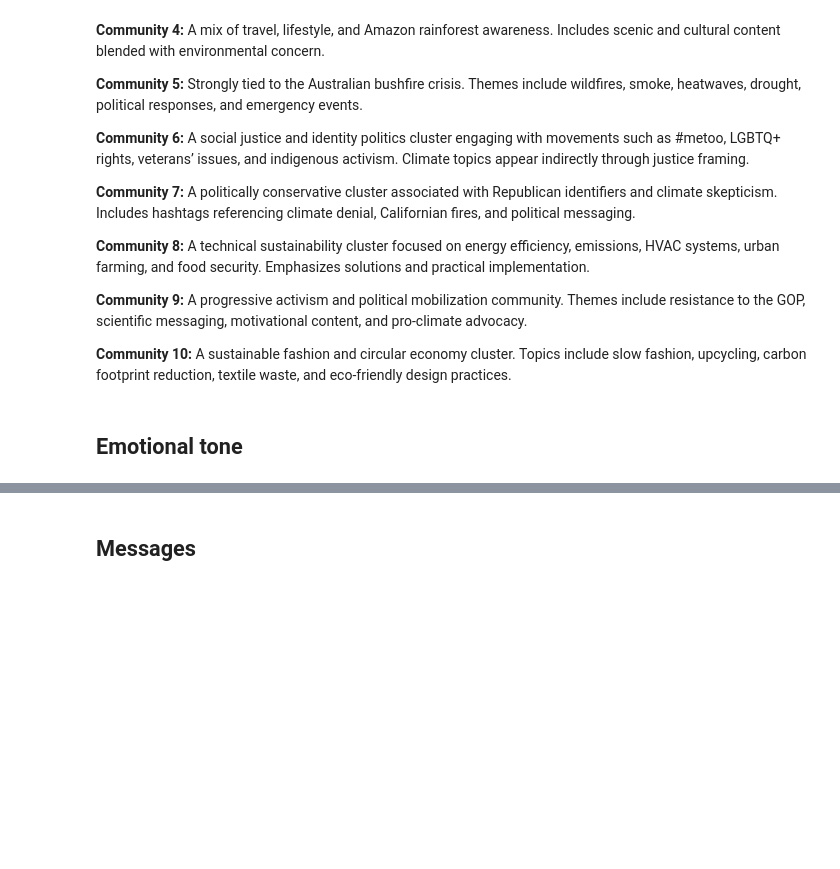
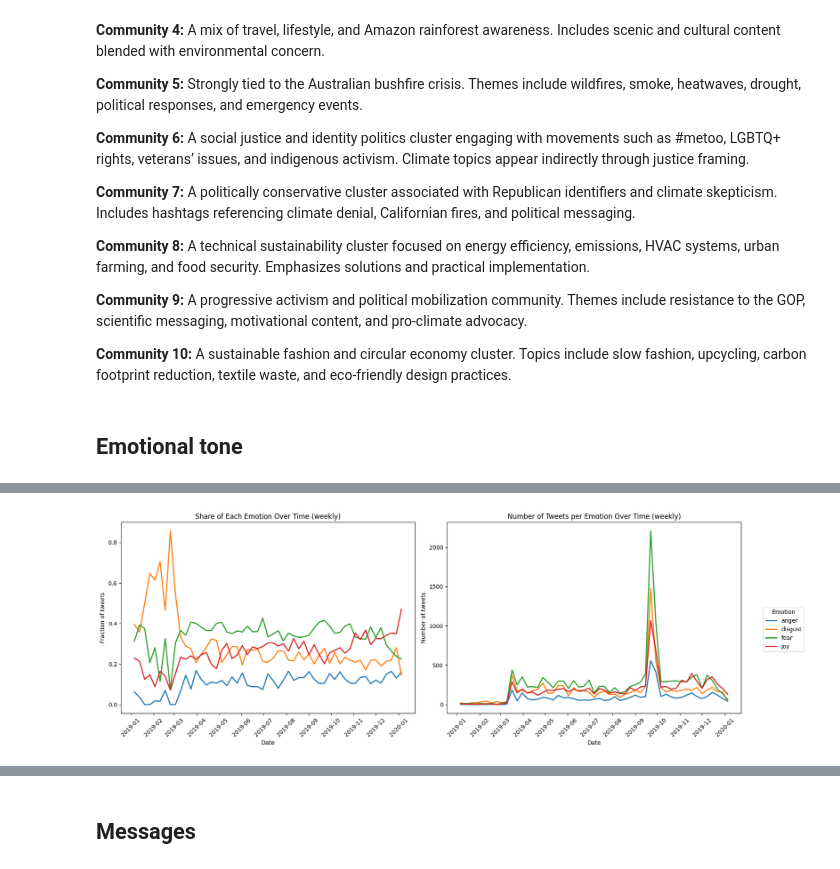
Before and after one commit to annemollelsborg/02805_climate_conv, a Jupyter notebook: FINAL.ipynb, the cells around one changed output, grey strips where cells are left out. Cells and saved outputs as stored; diff of their text form; code cells hidden in the pictures; blank space fills up the shorter version.

```diff
--- a/FINAL.ipynb
+++ b/FINAL.ipynb
@@ -317,0 +363,56 @@ Emotions of each tweet is classified.
+# %%
+# Ensure date is datetime and filter valid rows
+df["date"] = pd.to_datetime(df["date"], errors="coerce")
+df_plot = df.dropna(subset=["date", "emotion"]).copy()
+
+# Weekly aggregation
+RES = "W"  # weekly
+
+group = (
+    df_plot
+    .groupby([pd.Grouper(key="date", freq=RES), "emotion"])
+    .size()
+    .unstack(fill_value=0)    # rows = weeks, cols = emotions
+)
+
+# Counts and fractions
+group_counts = group.copy()
+group_frac = group.div(group.sum(axis=1), axis=0)  # row-normalized
+
+# Plot: two subplots in same figure
+fig, axes = plt.subplots(1, 2, figsize=(16, 6), sharex=True)
+
+# Left: Fractions
+ax = axes[0]
+for col in group_frac.columns:
+    ax.plot(group_frac.index, group_frac[col], label=col, linewidth=2)
+
+ax.set_title("Share of Each Emotion Over Time (weekly)")
+ax.set_xlabel("Date")
+ax.set_ylabel("Fraction of tweets")
+
+ax.xaxis.set_major_locator(mdates.MonthLocator())
+ax.xaxis.set_major_formatter(mdates.DateFormatter('%Y-%m'))
+plt.setp(ax.get_xticklabels(), rotation=45)
+
+# Right: Counts
+ax2 = axes[1]
+for col in group_counts.columns:
+    ax2.plot(group_counts.index, group_counts[col], label=col, linewidth=2)
+
+ax2.set_title("Number of Tweets per Emotion Over Time (weekly)")
+ax2.set_xlabel("Date")
+ax2.set_ylabel("Number of tweets")
+
+ax2.xaxis.set_major_locator(mdates.MonthLocator())
+ax2.xaxis.set_major_formatter(mdates.DateFormatter('%Y-%m'))
+plt.setp(ax2.get_xticklabels(), rotation=45)
+
+# One shared legend on the right
+handles, labels = ax2.get_legend_handles_labels()
+fig.legend(handles, labels, title="Emotion", bbox_to_anchor=(1.02, 0.5), loc="center left")
+
+plt.tight_layout()
+plt.show()
+# %% [output]
+[figure, added]
```
Also changed, not shown: parts of 18 cells of this notebook.
